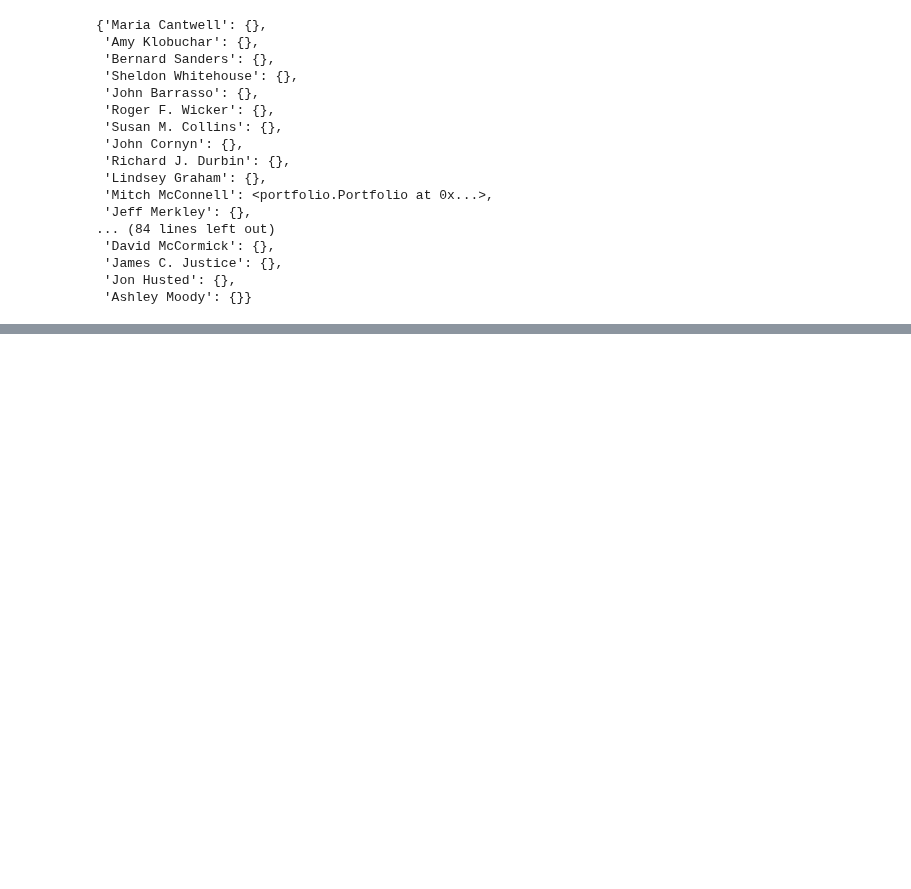
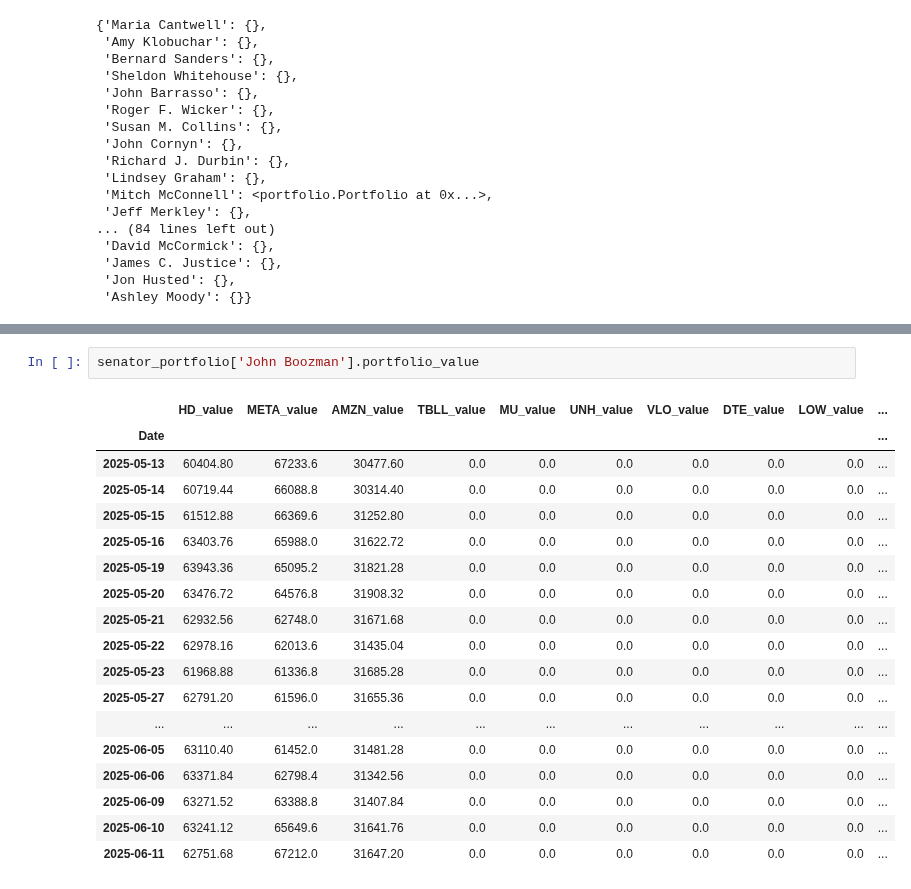
Before and after one commit to santiago20342/python-coruse, a Jupyter notebook: Projects/backtester/test.ipynb, the cells around one changed output, grey strips where cells are left out. Saved outputs shown, nothing was run; the diff lists cells and outputs as text; blank space fills up the shorter version.

```diff
--- a/Projects/backtester/test.ipynb
+++ b/Projects/backtester/test.ipynb
@@ -834,0 +835,21 @@ See the caveats in the documentation: https://pandas.pydata.org/pandas-docs/stab
+# %%
+senator_portfolio['John Boozman'].portfolio_value
+# %% [output]
+|  | HD_value | META_value | AMZN_value | TBLL_value | MU_value | UNH_value | VLO_value | DTE_value | LOW_value | ... |
+| Date |  |  |  |  |  |  |  |  |  | ... |
+| 2025-05-13 | 60404.80 | 67233.6 | 30477.60 | 0.0 | 0.0 | 0.0 | 0.0 | 0.0 | 0.0 | ... |
+| 2025-05-14 | 60719.44 | 66088.8 | 30314.40 | 0.0 | 0.0 | 0.0 | 0.0 | 0.0 | 0.0 | ... |
+| 2025-05-15 | 61512.88 | 66369.6 | 31252.80 | 0.0 | 0.0 | 0.0 | 0.0 | 0.0 | 0.0 | ... |
+| 2025-05-16 | 63403.76 | 65988.0 | 31622.72 | 0.0 | 0.0 | 0.0 | 0.0 | 0.0 | 0.0 | ... |
+| 2025-05-19 | 63943.36 | 65095.2 | 31821.28 | 0.0 | 0.0 | 0.0 | 0.0 | 0.0 | 0.0 | ... |
+| 2025-05-20 | 63476.72 | 64576.8 | 31908.32 | 0.0 | 0.0 | 0.0 | 0.0 | 0.0 | 0.0 | ... |
+| 2025-05-21 | 62932.56 | 62748.0 | 31671.68 | 0.0 | 0.0 | 0.0 | 0.0 | 0.0 | 0.0 | ... |
+| 2025-05-22 | 62978.16 | 62013.6 | 31435.04 | 0.0 | 0.0 | 0.0 | 0.0 | 0.0 | 0.0 | ... |
+| 2025-05-23 | 61968.88 | 61336.8 | 31685.28 | 0.0 | 0.0 | 0.0 | 0.0 | 0.0 | 0.0 | ... |
+| 2025-05-27 | 62791.20 | 61596.0 | 31655.36 | 0.0 | 0.0 | 0.0 | 0.0 | 0.0 | 0.0 | ... |
+| ... | ... | ... | ... | ... | ... | ... | ... | ... | ... | ... |
+| 2025-06-05 | 63110.40 | 61452.0 | 31481.28 | 0.0 | 0.0 | 0.0 | 0.0 | 0.0 | 0.0 | ... |
+| 2025-06-06 | 63371.84 | 62798.4 | 31342.56 | 0.0 | 0.0 | 0.0 | 0.0 | 0.0 | 0.0 | ... |
+| 2025-06-09 | 63271.52 | 63388.8 | 31407.84 | 0.0 | 0.0 | 0.0 | 0.0 | 0.0 | 0.0 | ... |
+| 2025-06-10 | 63241.12 | 65649.6 | 31641.76 | 0.0 | 0.0 | 0.0 | 0.0 | 0.0 | 0.0 | ... |
+| 2025-06-11 | 62751.68 | 67212.0 | 31647.20 | 0.0 | 0.0 | 0.0 | 0.0 | 0.0 | 0.0 | ... |
```
Also changed, not shown: parts of 3 cells of this notebook, 2 other files.
